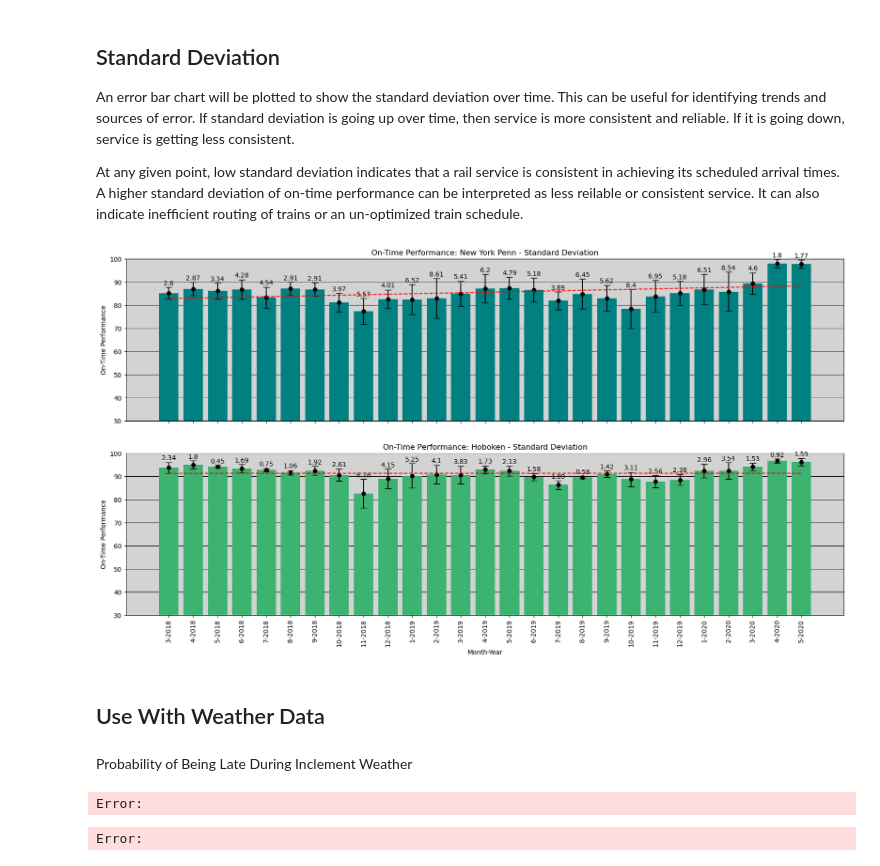
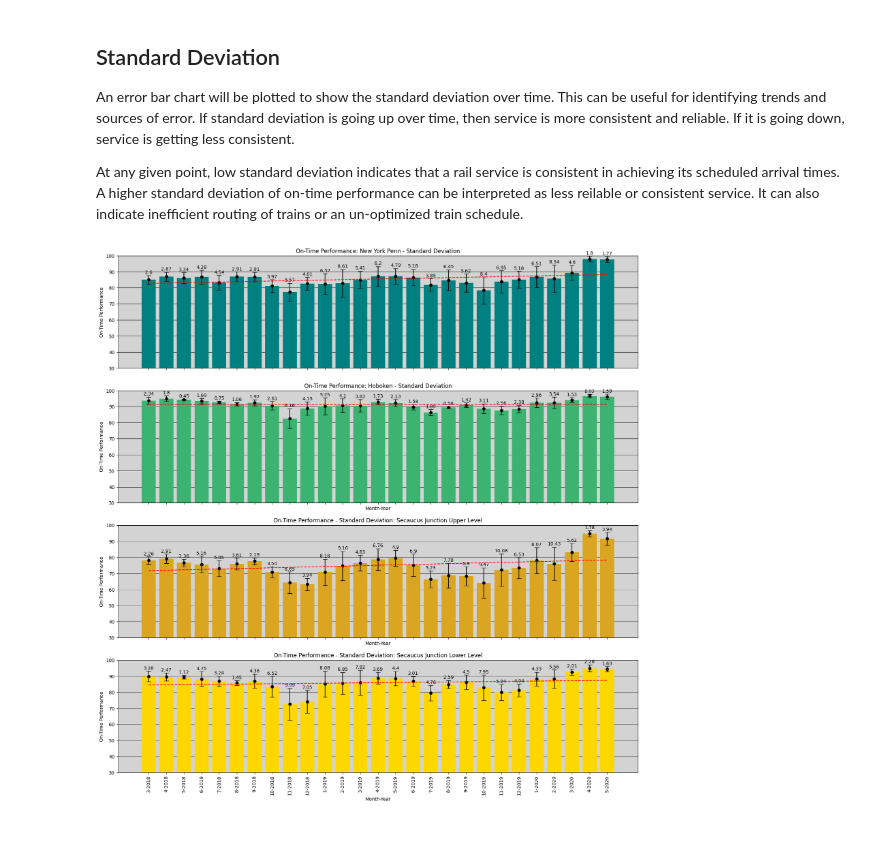
Before and after one commit to d0ugherty/On-Time-Performance-Stats, a Jupyter notebook: on_time_performance.ipynb, the cells around one changed output. Cells and saved outputs as stored; diff of their text form; code cells hidden in the pictures; blank space fills up the shorter version.

```diff
--- a/on_time_performance.ipynb
+++ b/on_time_performance.ipynb
@@ -160,61 +147,84 @@ otps_by_month_year_ny = all_services.groupby(['year', 'month']).apply(lambda x:
 std_devs_by_month_year_ny = all_services.groupby(['year', 'month']).apply(lambda x: helper.calculate_std_dev(helper.otp_for_destination(x, 'New York Penn Station')))
 otps_by_month_year_hoboken = all_services.groupby(['year', 'month']).apply(lambda x: np.mean(helper.otp_for_destination(x, 'Hoboken')))
 std_devs_by_month_year_hoboken = all_services.groupby(['year', 'month']).apply(lambda x: helper.calculate_std_dev(helper.otp_for_destination(x, 'Hoboken')))
+otps_by_month_year_secup = all_services.groupby(['year', 'month']).apply(lambda x: np.mean(helper.otp_for_destination(x, 'Secaucus Upper Lvl')))
+std_devs_by_month_year_secup = all_services.groupby(['year', 'month']).apply(lambda x: helper.calculate_std_dev(helper.otp_for_destination(x, 'Secaucus Upper Lvl')))
+otps_by_month_year_seclwr = all_services.groupby(['year', 'month']).apply(lambda x: np.mean(helper.otp_for_destination(x, 'Secaucus Lower Lvl')))
+std_devs_by_month_year_seclwr = all_services.groupby(['year', 'month']).apply(lambda x: helper.calculate_std_dev(helper.otp_for_destination(x, 'Secaucus Lower Lvl')))
+
+
 
 x_labels = [f"{month}-{year}" for year, month in otps_by_month_year_ny.index]
 xpos = np.arange(len(otps_by_month_year_ny))
 
-fig, (ax1, ax2) = plt.subplots(2, 1, figsize=(20, 10), sharex=True)
+fig, (ax1, ax2, ax3, ax4) = plt.subplots(4, 1, figsize=(20, 20), sharex=True)
 
 # Plot New York Penn data
 ax1.bar(xpos, otps_by_month_year_ny, color='teal', zorder=3)
 ax1.errorbar(xpos, otps_by_month_year_ny, yerr=std_devs_by_month_year_ny, fmt='o', color='black', zorder=3, capsize=5)
 for i, (mean, std_dev) in enumerate(zip(otps_by_month_year_ny, std_devs_by_month_year_ny)):
     ax1.text(i, mean + std_dev + 1, round(std_dev, 2), horizontalalignment='center')
 slope, intercept = np.polyfit(xpos, otps_by_month_year_ny, 1)
 ax1.plot(xpos, slope*xpos + intercept, color='red', linestyle='--',zorder=6)
 ax1.set_facecolor('lightgray')
 ax1.set_ylabel('On-Time Performance')
 ax1.set_ylim([30, 100])
 ax1.set_title('On-Time Performance: New York Penn - Standard Deviation')
+ax1.grid(axis='y', linestyle='-', color='black', zorder = 0)
+ax1.set_xticklabels(x_labels, rotation=90)
+plt.xticks(xpos, x_labels, rotation=90)
 
 # Plot Hoboken data
 ax2.bar(xpos, otps_by_month_year_hoboken, color='mediumseagreen', zorder=3)
 ax2.errorbar(xpos, otps_by_month_year_hoboken, yerr=std_devs_by_month_year_hoboken, fmt='o', color='black', zorder=3,capsize=5)
 for i, (mean, std_dev) in enumerate(zip(otps_by_month_year_hoboken, std_devs_by_month_year_hoboken)):
     ax2.text(i, mean + std_dev + 1, round(std_dev, 2), horizontalalignment='center')
 slope, intercept = np.polyfit(xpos, otps_by_month_year_hoboken, 1)
 ax2.plot(xpos, slope*xpos + intercept, color='red', linestyle='--',zorder=6)
 ax2.set_xlabel('Month-Year')
 ax2.set_ylabel('On-Time Performance')
 ax2.set_ylim([30, 100])
 ax2.set_title('On-Time Performance: Hoboken - Standard Deviation')
-ax1.grid(axis='y', linestyle='-', alpha=0.7,color='black',zorder=0)
 ax2.grid(axis='y', linestyle='-', color='black', zorder = 0)
 ax2.set_facecolor('lightgray')
 plt.xticks(xpos, x_labels, rotation=90)
+
+# Plot Secaucus Junction Upper Level Data
+ax3.bar(xpos, otps_by_month_year_secup, color='goldenrod', zorder=3)
+ax3.errorbar(xpos, otps_by_month_year_secup, yerr=std_devs_by_month_year_secup , fmt='o', color='black', zorder=3,capsize=5)
+
+for i, (mean, std_dev) in enumerate(zip(otps_by_month_year_secup, std_devs_by_month_year_secup )):
+    ax3.text(i, mean + std_dev + 1, round(std_dev, 2), horizontalalignment='center')
+
+slope, intercept = np.polyfit(xpos, otps_by_month_year_secup, 1)
+ax3.plot(xpos, slope*xpos + intercept, color='red', linestyle='--',zorder=6)
+
+ax3.set_xlabel('Month-Year')
+ax3.set_ylabel('On-Time Performance')
+ax3.set_ylim([30, 100])
+ax3.set_title('On-Time Performance - Standard Deviation: Secaucus Junction Upper Level')
+ax3.grid(axis='y', linestyle='-', alpha=0.7,color='black',zorder=0)
+ax3.set_facecolor('lightgray')
+plt.xticks(xpos, x_labels, rotation=90)
+
+# Plot Secaucus Junction Lower Level Data
+ax4.bar(xpos, otps_by_month_year_seclwr, color='gold', zorder=3)
+ax4.errorbar(xpos, otps_by_month_year_seclwr, yerr=std_devs_by_month_year_seclwr , fmt='o', color='black', zorder=3,capsize=5)
+
+for i, (mean, std_dev) in enumerate(zip(otps_by_month_year_seclwr, std_devs_by_month_year_seclwr )):
+    ax4.text(i, mean + std_dev + 1, round(std_dev, 2), horizontalalignment='center')
+
+slope, intercept = np.polyfit(xpos, otps_by_month_year_seclwr, 1)
+ax4.plot(xpos, slope*xpos + intercept, color='red', linestyle='--',zorder=6)
+
+ax4.set_xlabel('Month-Year')
+ax4.set_ylabel('On-Time Performance')
+ax4.set_ylim([30, 100])
+ax4.set_title('On-Time Performance - Standard Deviation: Secaucus Junction Lower Level')
+ax4.grid(axis='y', linestyle='-', alpha=0.7,color='black',zorder=0)
+ax4.set_facecolor('lightgray')
+plt.xticks(xpos, x_labels, rotation=90)
+
 plt.show()
 # %% [output]
-[figure, old version]
+[figure, new version]
-# %% [markdown]
-## Use With Weather Data
-# %% [markdown]
-Probability of Being Late During Inclement Weather
-# %%
-rainy_days = weather[(weather['PRCP'] > 0.0)]
-## Merge CSVs
-merged_data = pd.merge(all_services[(all_services['to'] == 'New York Penn Station') ^ (all_services['to'] == 'Hoboken')],weather, on=['date'])
-merged_data['rain/snow'] = (merged_data['PRCP'] > 0) # create boolean value
-
-total_srvcs = len(merged_data)
-prcp_srvcs = len(merged_data[merged_data['rain/snow']])
-late_srvcs = len(merged_data[merged_data['delay_minutes'] >= 6.0])
-probability_of_late = len(merged_data[(merged_data['delay_minutes'] >= 6) & (merged_data['rain/snow'])]) / prcp_srvcs
-
-print('Total number of trains:', total_srvcs)
-print('Total number of trains running on rainy days:', prcp_srvcs)
-print('Total number of late trains:', late_srvcs)
-print('Probability of late trains given rain:', probability_of_late)
-# %% [output]
-Error:
-Error:
```
Also changed, not shown: parts of 11 cells of this notebook.
